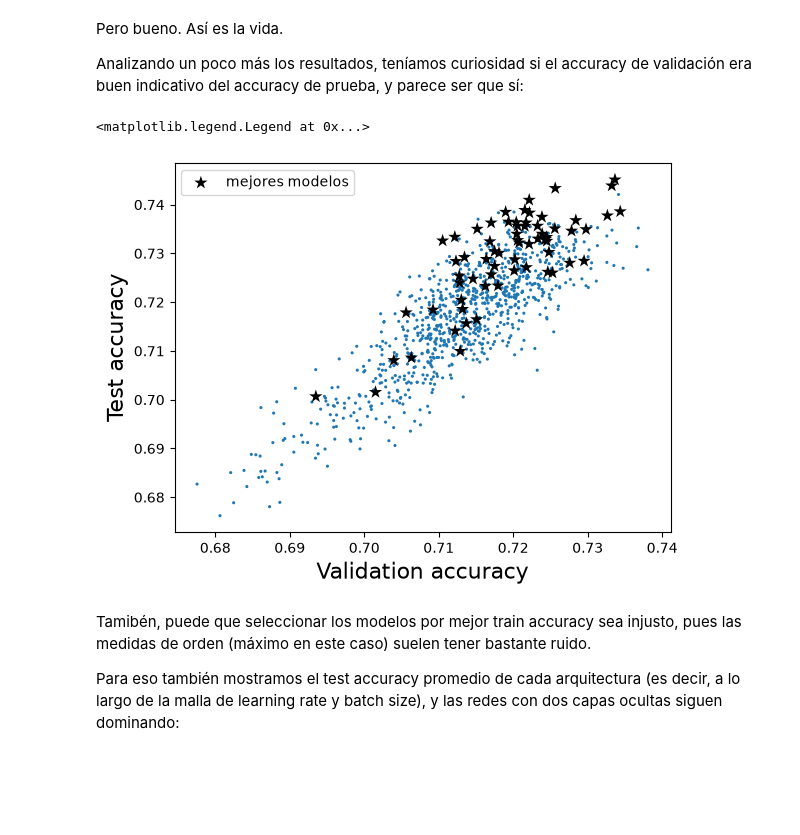
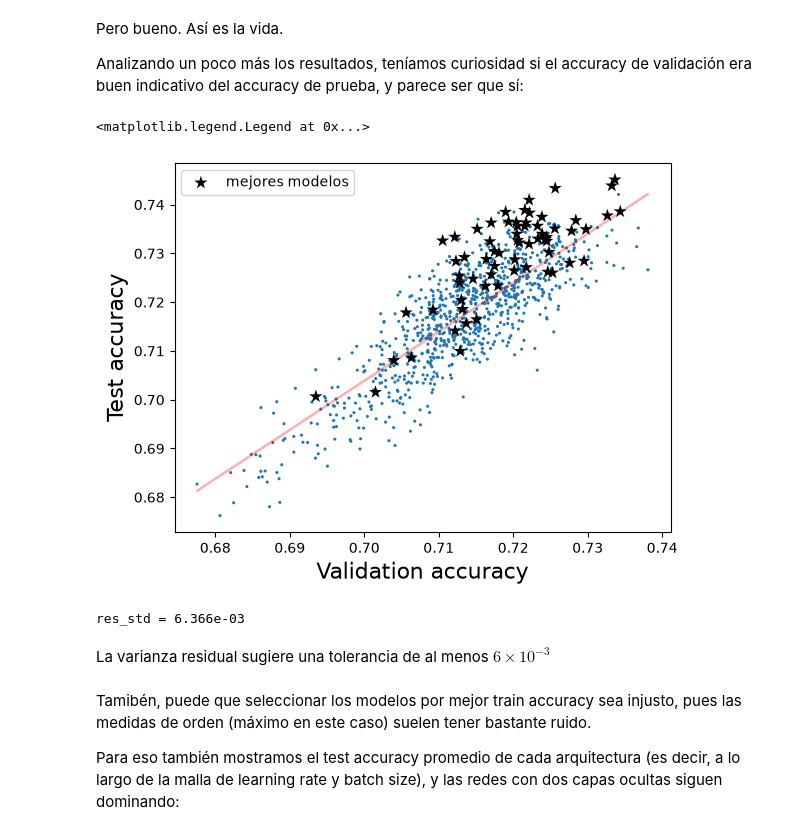
Before and after one commit to s-henao-castellanos/ML-2026, a Jupyter notebook: mlp_classifiers/torch_T2.ipynb, the cells around one changed output. Drawn from its saved outputs; the diff is of its cells as text; code cells hidden in the pictures; blank space fills up the shorter version.

```diff
--- a/mlp_classifiers/torch_T2.ipynb
+++ b/mlp_classifiers/torch_T2.ipynb
@@ -685,15 +731,27 @@ sns.heatmap(100*CM,**kwargs).set(title=report);
 Pero bueno. Así es la vida.
 
 Analizando un poco más los resultados, teníamos curiosidad si el accuracy de validación era buen indicativo del accuracy de prueba, y parece ser que sí:
+# %%
+_X = results["val_acc"]
+_y = results["test_acc"]
+# %%
+slope = (_X@_y)/(_X@_X)
 # %%
 plt.scatter(results["val_acc"],results["test_acc"],s=5)
+plt.plot(_X,slope * _X,c='r',alpha=0.3)
 plt.scatter(best["val_acc"],best["test_acc"],s=100,marker="*",c='k',zorder=10,label="mejores modelos")
 plt.xlabel("Validation accuracy")
 plt.ylabel("Test accuracy")
 plt.legend()
 # %% [output]
 <matplotlib.legend.Legend at 0x...>
-[figure, old version]
+[figure, new version]
+# %%
+print(f"res_std = {(_y - slope * _X).std():.3e}")
+# %% [output]
+res_std = 6.366e-03
+# %% [markdown]
+La varianza residual sugiere una tolerancia de al menos $6 \times 10^{-3}$
 # %% [markdown]
 Tamibén, puede que seleccionar los modelos por mejor train accuracy sea injusto, pues las medidas de orden (máximo en este caso) suelen tener bastante ruido.
 
```
Also changed, not shown: parts of 8 cells of this notebook.
